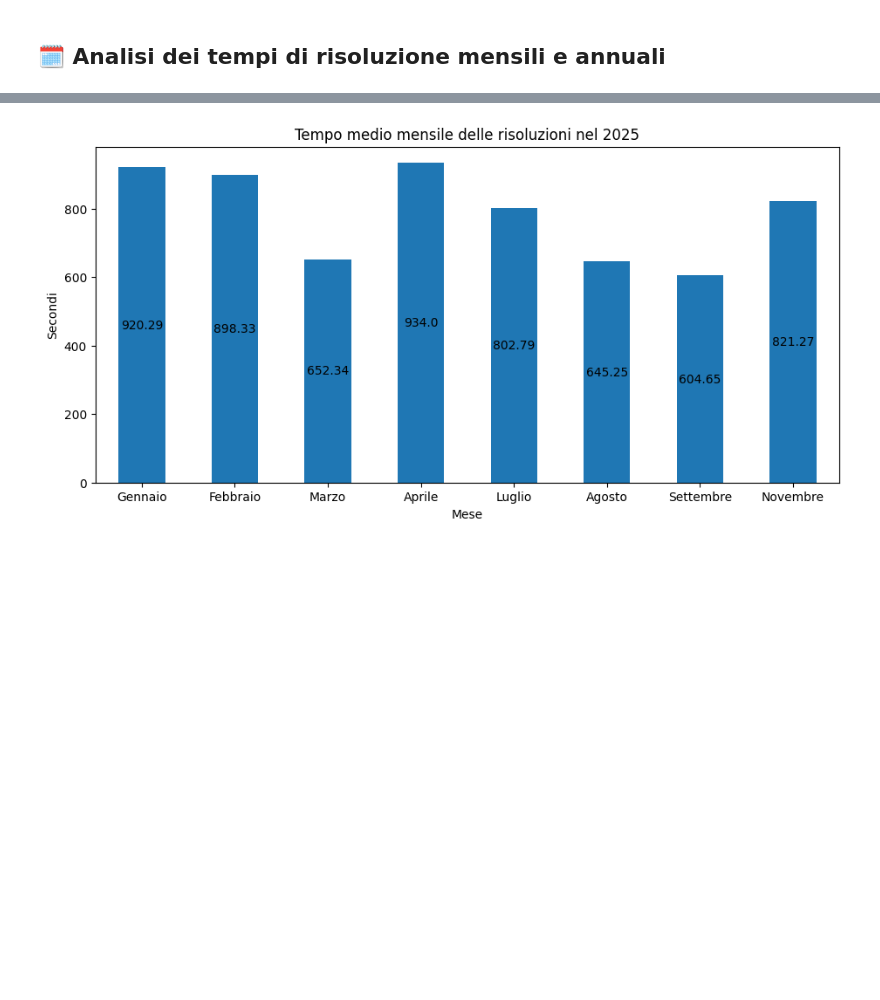
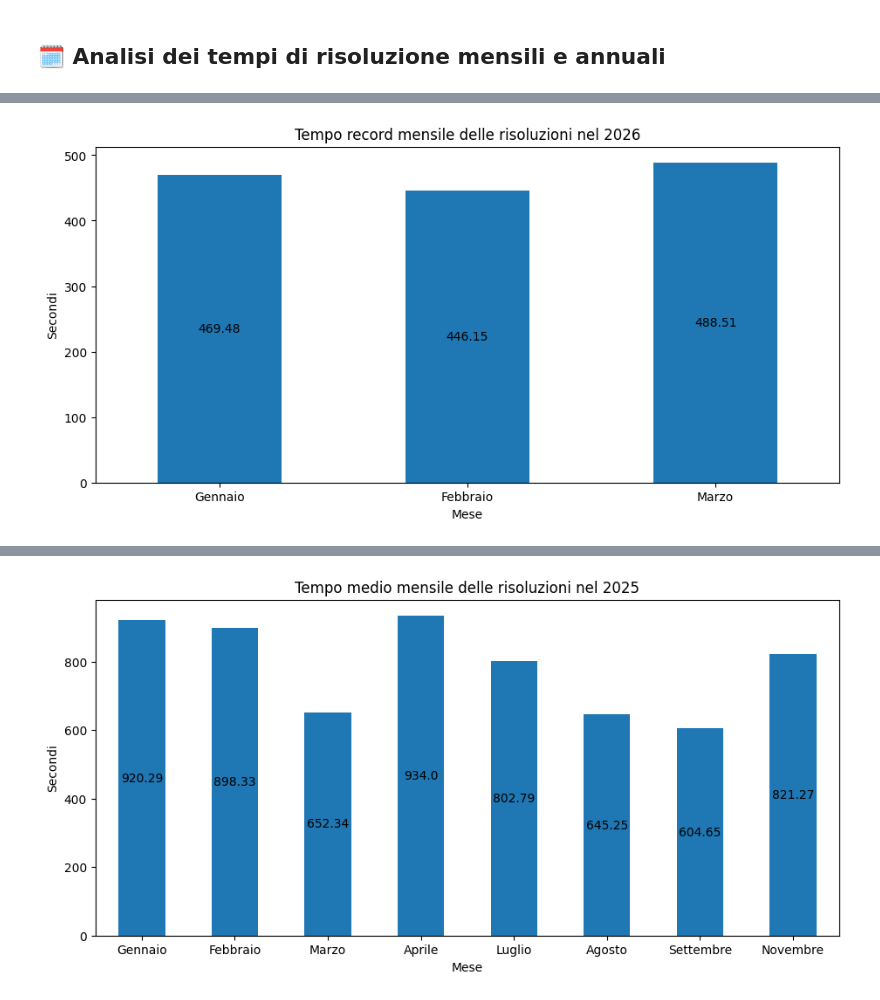
Before and after one commit to gl-alaimo/Timer_cubo_di_Rubik, a Jupyter notebook: scripts/notebook_cubo_5x5x5.ipynb, the cells around one changed output, grey strips where cells are left out. Drawn from its saved outputs; the diff is of its cells as text; code cells hidden in the pictures; blank space fills up the shorter version.

```diff
--- a/scripts/notebook_cubo_5x5x5.ipynb
+++ b/scripts/notebook_cubo_5x5x5.ipynb
@@ -50,3 +82,7 @@ modulo_rubik.grafico_record_media_massimo(df_cubo=df)
+# %%
+modulo_rubik.grafico_record_mensili(df_cubo=df, anno=2026)
+# %% [output]
+[figure, added]
 # %%
 # Tempi medi mensili in secondi delle risoluzioni del 2025
 modulo_rubik.medie_risoluzioni_mensili(df_cubo=df, anno=2025)
```
Also changed, not shown: parts of 10 cells of this notebook, 13 other files.
